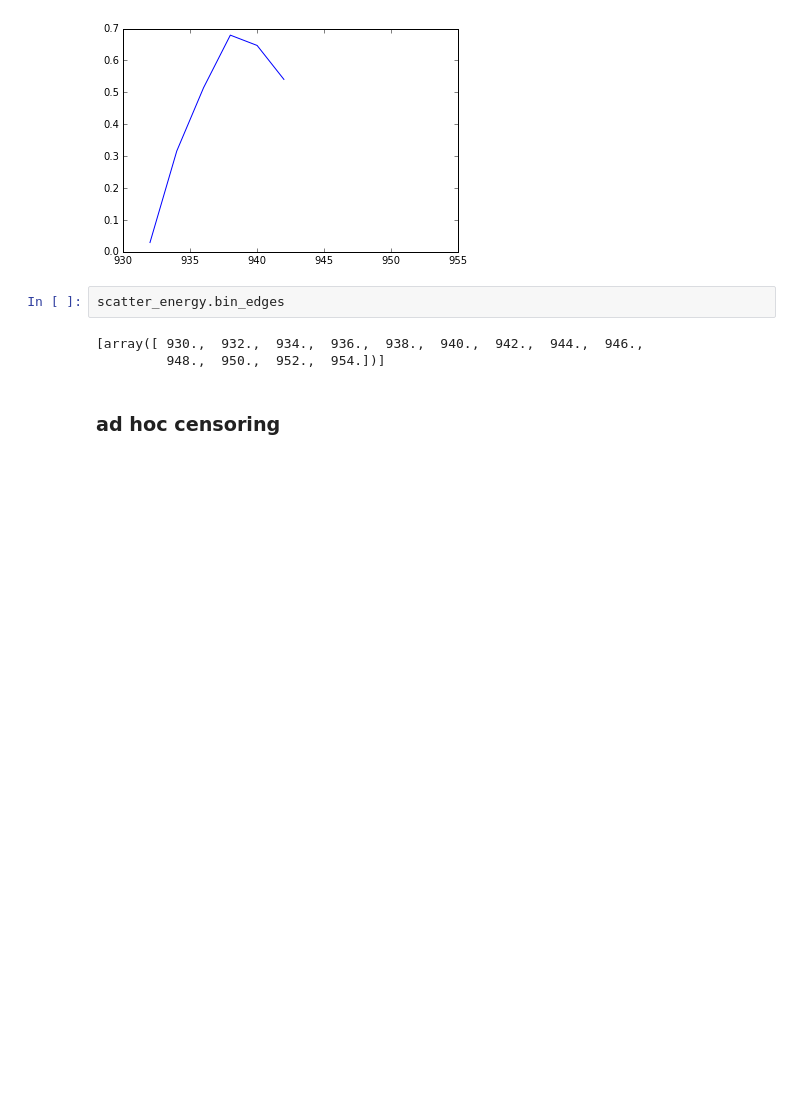
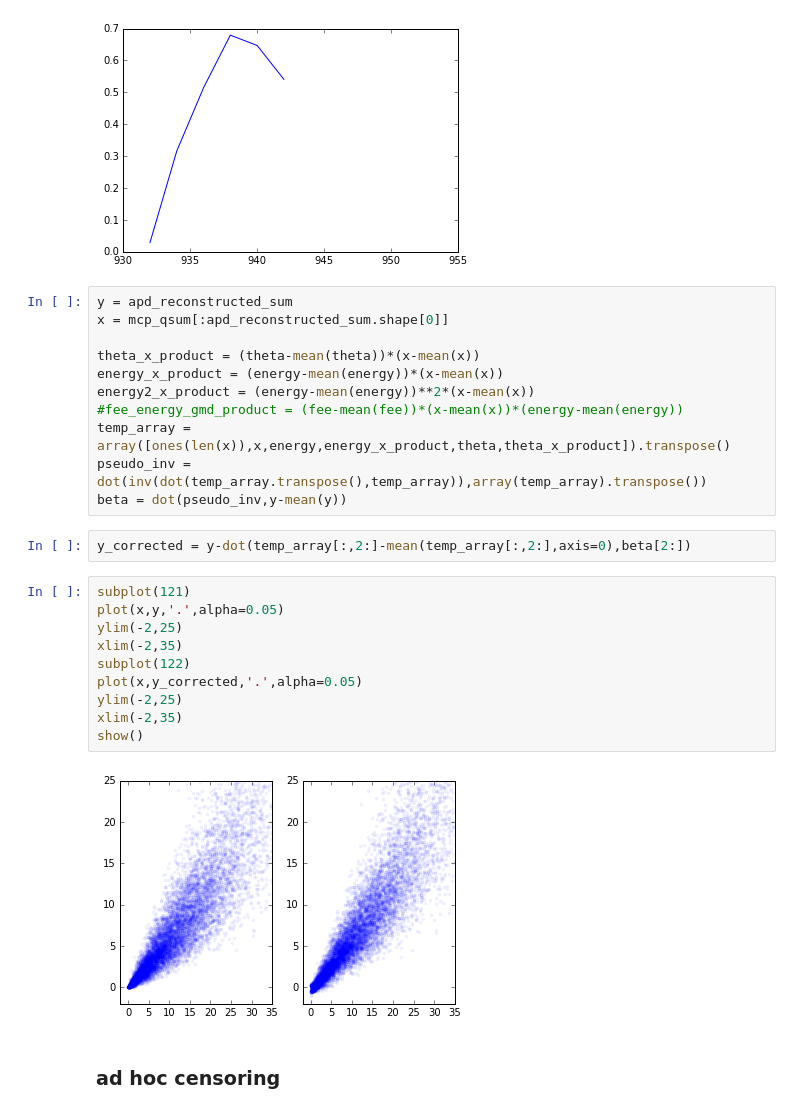
Before and after one commit to sioan/sxd_analysis_methods, a Jupyter notebook: waveform_analysis/saturated_reconstruction.ipynb, the cells around one changed output. Saved outputs shown, nothing was run; the diff lists cells and outputs as text; blank space fills up the shorter version.

```diff
--- a/waveform_analysis/saturated_reconstruction.ipynb
+++ b/waveform_analysis/saturated_reconstruction.ipynb
@@ -321,11 +333,31 @@ plot(scatter_energy.bin_edges[0][:-1],scatter_energy.statistic,'-')
 show()
 # %% [output]
 [figure]
-# %%
-scatter_energy.bin_edges
-# %% [output]
-[array([ 930.,  932.,  934.,  936.,  938.,  940.,  942.,  944.,  946.,
-         948.,  950.,  952.,  954.])]
+# %%
+y = apd_reconstructed_sum
+x = mcp_qsum[:apd_reconstructed_sum.shape[0]]
+
+theta_x_product = (theta-mean(theta))*(x-mean(x))
+energy_x_product = (energy-mean(energy))*(x-mean(x))
+energy2_x_product = (energy-mean(energy))**2*(x-mean(x))
+#fee_energy_gmd_product = (fee-mean(fee))*(x-mean(x))*(energy-mean(energy))
+temp_array = array([ones(len(x)),x,energy,energy_x_product,theta,theta_x_product]).transpose()
+pseudo_inv = dot(inv(dot(temp_array.transpose(),temp_array)),array(temp_array).transpose())
+beta = dot(pseudo_inv,y-mean(y))
+# %%
+y_corrected = y-dot(temp_array[:,2:]-mean(temp_array[:,2:],axis=0),beta[2:])
+# %%
+subplot(121)
+plot(x,y,'.',alpha=0.05)
+ylim(-2,25)
+xlim(-2,35)
+subplot(122)
+plot(x,y_corrected,'.',alpha=0.05)
+ylim(-2,25)
+xlim(-2,35)
+show()
+# %% [output]
+[figure, added]
 # %% [markdown]
 ### ad hoc censoring
 # %%
```
Also changed, not shown: parts of 12 cells of this notebook.
